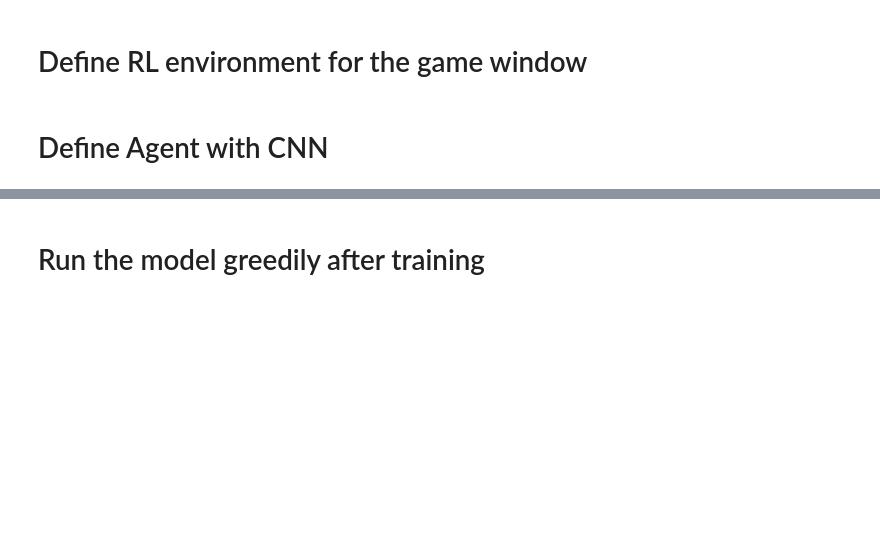
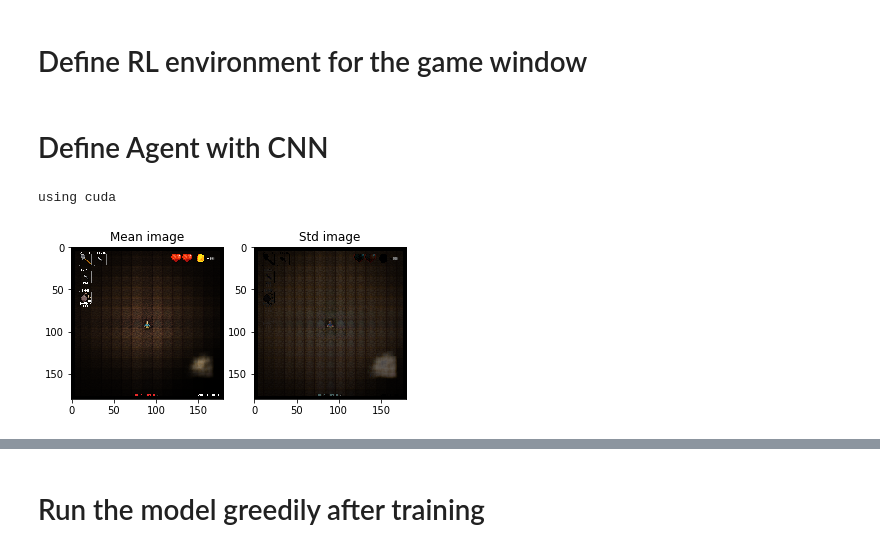
Before and after one commit to bbukaty/CoNBot, a Jupyter notebook: runAgent.ipynb, the cells around one changed output, grey strips where cells are left out. Drawn from its saved outputs; the diff is of its cells as text; code cells hidden in the pictures; blank space fills up the shorter version.

```diff
--- a/runAgent.ipynb
+++ b/runAgent.ipynb
@@ -125,9 +135,9 @@ class CloningAgent:
             print("using cuda")
         else:
             self.device = torch.device('cpu')
-        self.cloningCNN = CloningCNN('original', dropout=0.5, inChannels=12)
-#         self.cloningCNN.load_state_dict(torch.load(paramsFile))
-#         self.cloningCNN.eval()
+        self.cloningCNN = CloningCNN('deeper', dropout=0.5, inChannels=12)
+        self.cloningCNN.load_state_dict(torch.load(paramsFile))
+        self.cloningCNN.eval()
 #         self.cloningCNN = self.cloningCNN.to(device=self.device)
         self.normTransform = self.getNormTransform()
 
@@ -136,7 +146,7 @@ class CloningAgent:
         self.gamma = gamma
 
         self.eps = np.finfo(np.float32).eps.item()
-        self.optimizer = optim.Adam(self.cloningCNN.parameters(), lr=1e-3)
+        self.optimizer = optim.Adam(self.cloningCNN.parameters(), lr=1e-4)
 
     def getNormTransform(self):
         meanImage = np.load("data/stats/dsetMean.npy")
@@ -156,16 +166,17 @@ class CloningAgent:
             transforms.Normalize(channelMeans, channelStds)
         ])
 
-    def getActionScores(self, state):
+    def getActionScores(self, state, verbose=False):
         tensors = [self.normTransform(cap).unsqueeze(0) for cap in state]
         x = torch.cat((tensors[0],tensors[1],tensors[2],tensors[3]), dim=1)
 #         x = x.to(device=self.device, dtype=torch.float32)  # move to device, e.g. GPU
         actionScores = self.cloningCNN(x)   #.data.cpu().numpy()[0]
+        if verbose:
+            print(actionScores)
         return actionScores
 
-    def sampleAction(self, state):
-        scores = self.getActionScores(state)
-        print(scores)
+    def sampleAction(self, state, verbose=False):
+        scores = self.getActionScores(state, verbose)
         probs = F.softmax(scores, dim=1)
         m = Categorical(probs)
         action = m.sample()
@@ -191,5 +202,8 @@ class CloningAgent:
         del self.saved_log_probs[:]
 # %%
 windowName = "Crypt of the NecroDancer"
-env = GameEnv(windowName)
-agent = CloningAgent("models/cloningCNN_val71_05_31_T20_35.pt")
+env = GameEnv(windowName, 0.32)
+agent = CloningAgent("models/cloningCNN_val77_05_31_T16_48.pt")
+# %% [output]
+using cuda
+[figure, added]
```
Also changed, not shown: parts of 5 cells of this notebook.
